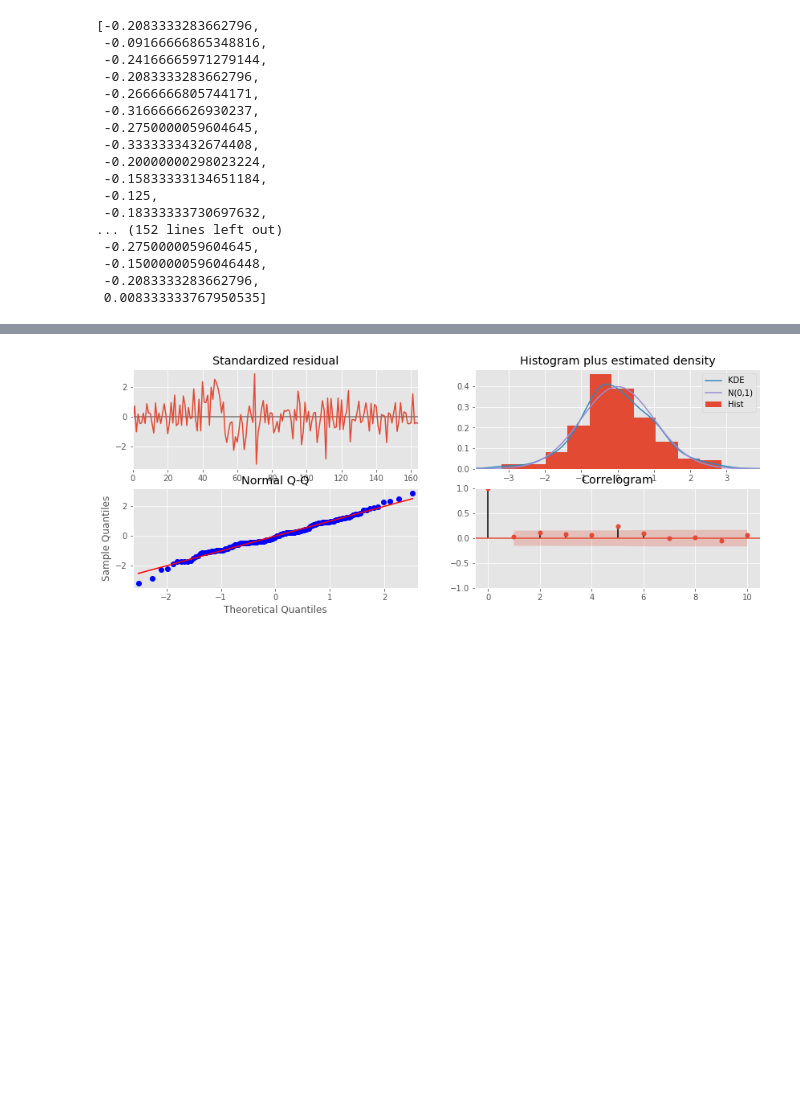
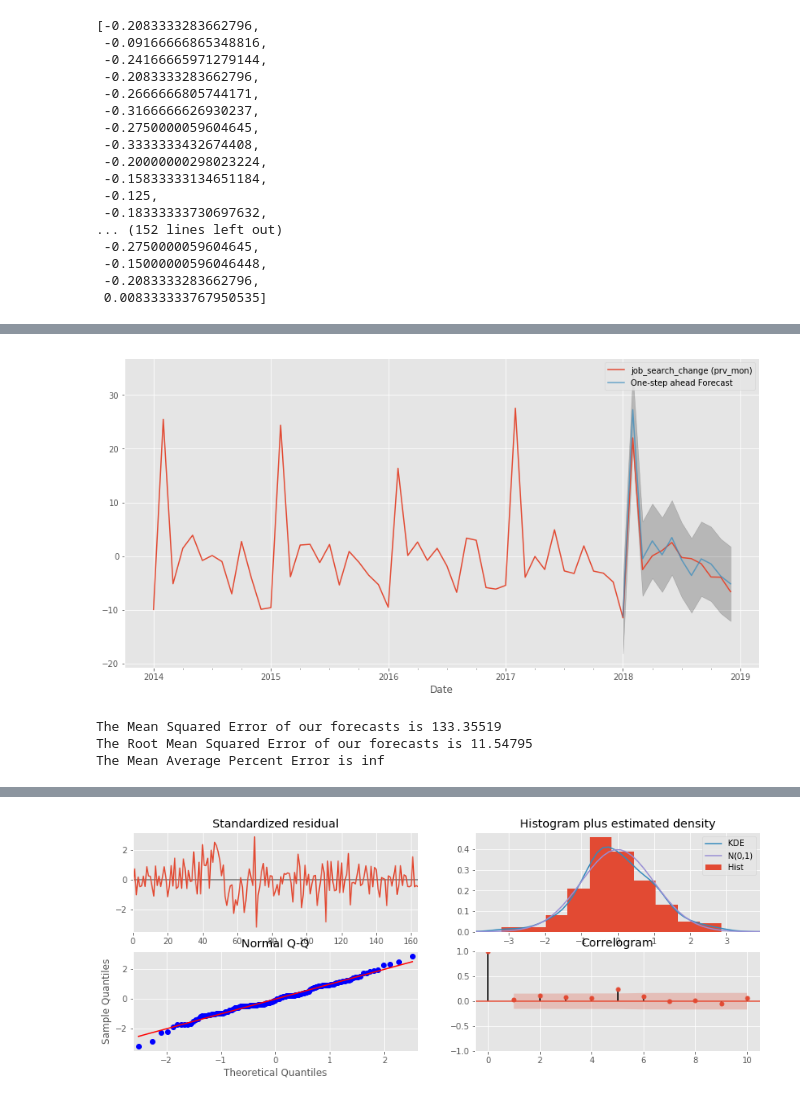
Before and after one commit to jjacisin/mod_5_project, a Jupyter notebook: m5_notebook.ipynb, the cells around one changed output, grey strips where cells are left out. Saved outputs shown, nothing was run; the diff lists cells and outputs as text; code cells hidden in the pictures; blank space fills up the shorter version.

```diff
--- a/m5_notebook.ipynb
+++ b/m5_notebook.ipynb
@@ -246,0 +312,15 @@ dtype: float64
+# %%
+
+pred = job_model.get_prediction(start=pd.to_datetime('2018-01-01'), dynamic=False)
+pred_ci = pred.conf_int()
+ax = df_job_rol_mean['2014':].plot(label='observed')
+pred.predicted_mean.plot(ax=ax, label='One-step ahead Forecast', alpha=.7, figsize=(14, 7))
+ax.fill_between(pred_ci.index,
+                pred_ci.iloc[:, 0],
+                pred_ci.iloc[:, 1], color='k', alpha=.2)
+ax.set_xlabel('Date')
+#     ax.set_ylabel('Furniture Sales')
+plt.legend()
+plt.show()
+# %% [output]
+[figure, added]
@@ -247,3 +331,16 @@ dtype: float64
+# %%
+# Determine MSE/RMSE
+
+y_forecasted = np.array(pred.predicted_mean)
+y_truth = np.array(df_job['2018-01-01':])
+mse = ((y_forecasted - y_truth) ** 2).mean()
+print('The Mean Squared Error of our forecasts is {}'.format(round(mse, 5)))
+print('The Root Mean Squared Error of our forecasts is {}'.format(round(np.sqrt(mse), 5)))
+print('The Mean Average Percent Error is {}'.format(round(mean_absolute_percentage_error(y_forecasted,y_truth), 5)))
+# %% [output]
+The Mean Squared Error of our forecasts is 133.35519
+The Root Mean Squared Error of our forecasts is 11.54795
+The Mean Average Percent Error is inf
 # %%
 # Combine dataframes
 
```
Also changed, not shown: parts of 14 cells of this notebook, 5 other files.
